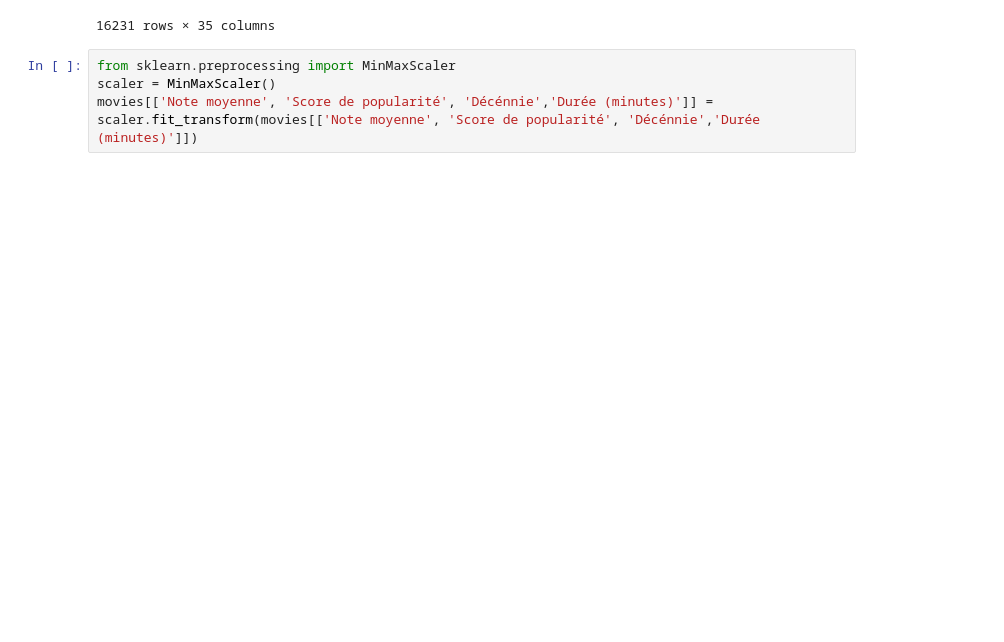
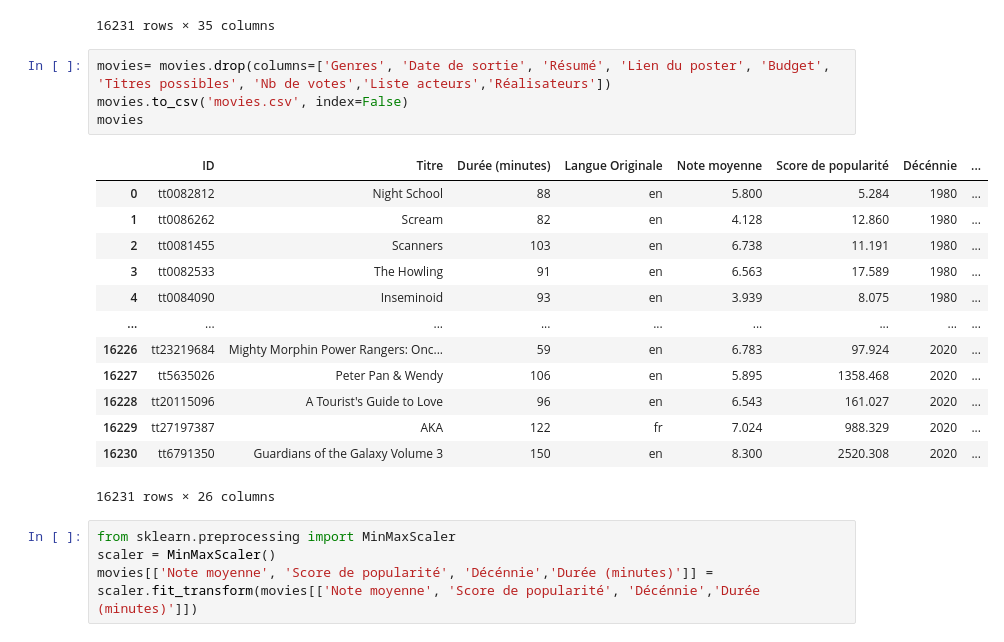
Before and after one commit to Garvoz/Alicine, a Jupyter notebook: ml.ipynb, the cells around one changed output. Saved outputs shown, nothing was run; the diff lists cells and outputs as text; blank space fills up the shorter version.

```diff
--- a/ml.ipynb
+++ b/ml.ipynb
@@ -36,6 +40,24 @@ movies
 | 16229 | tt27197387 | AKA | 2023-04-28 | 122 | [Thriller, Action, Crime] | fr | 7.024 | ... |
 | 16230 | tt6791350 | Guardians of the Galaxy Volume 3 | 2023-05-03 | 150 | [Science Fiction, Adventure, Action] | en | 8.300 | ... |
 16231 rows × 35 columns
+# %%
+movies= movies.drop(columns=['Genres', 'Date de sortie', 'Résumé', 'Lien du poster', 'Budget', 'Titres possibles', 'Nb de votes','Liste acteurs','Réalisateurs'])
+movies.to_csv('movies.csv', index=False)
+movies
+# %% [output]
+|  | ID | Titre | Durée (minutes) | Langue Originale | Note moyenne | Score de popularité | Décénnie | ... |
+| 0 | tt0082812 | Night School | 88 | en | 5.800 | 5.284 | 1980 | ... |
+| 1 | tt0086262 | Scream | 82 | en | 4.128 | 12.860 | 1980 | ... |
+| 2 | tt0081455 | Scanners | 103 | en | 6.738 | 11.191 | 1980 | ... |
+| 3 | tt0082533 | The Howling | 91 | en | 6.563 | 17.589 | 1980 | ... |
+| 4 | tt0084090 | Inseminoid | 93 | en | 3.939 | 8.075 | 1980 | ... |
+| ... | ... | ... | ... | ... | ... | ... | ... | ... |
+| 16226 | tt23219684 | Mighty Morphin Power Rangers: Onc... | 59 | en | 6.783 | 97.924 | 2020 | ... |
+| 16227 | tt5635026 | Peter Pan & Wendy | 106 | en | 5.895 | 1358.468 | 2020 | ... |
+| 16228 | tt20115096 | A Tourist's Guide to Love | 96 | en | 6.543 | 161.027 | 2020 | ... |
+| 16229 | tt27197387 | AKA | 122 | fr | 7.024 | 988.329 | 2020 | ... |
+| 16230 | tt6791350 | Guardians of the Galaxy Volume 3 | 150 | en | 8.300 | 2520.308 | 2020 | ... |
+16231 rows × 26 columns
 # %%
 from sklearn.preprocessing import MinMaxScaler
 scaler = MinMaxScaler()
```
Also changed, not shown: parts of 7 cells of this notebook, 2 other files.
